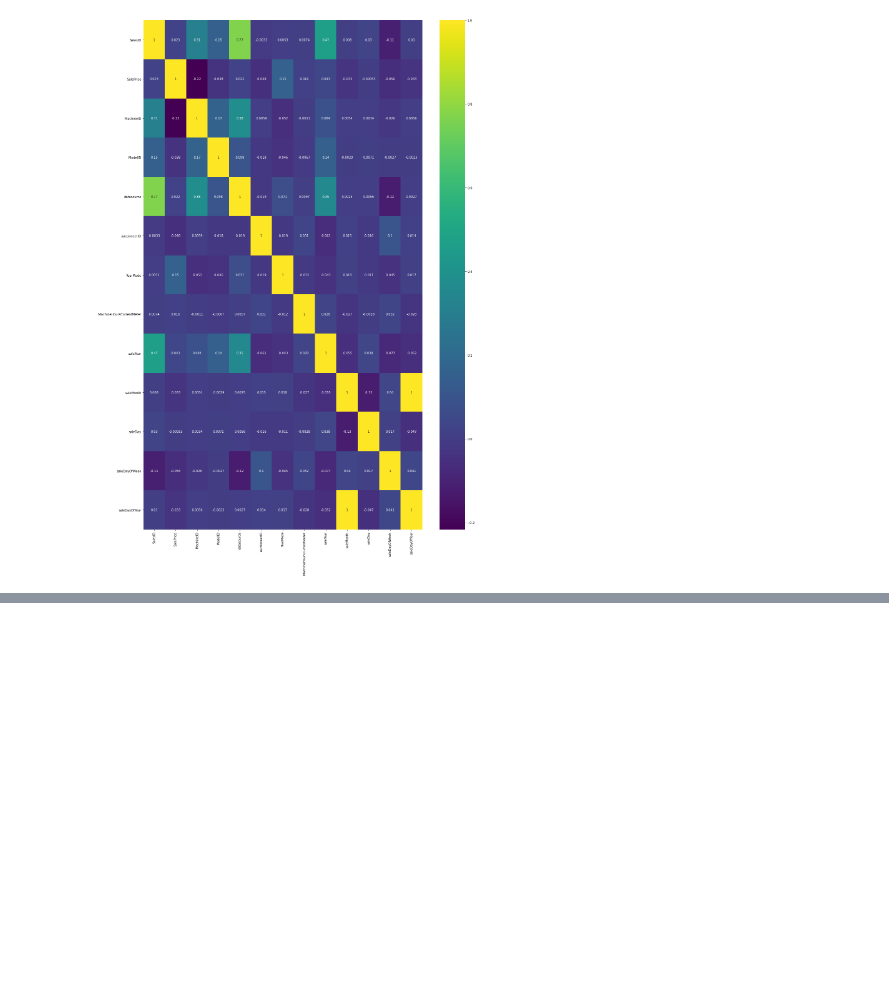
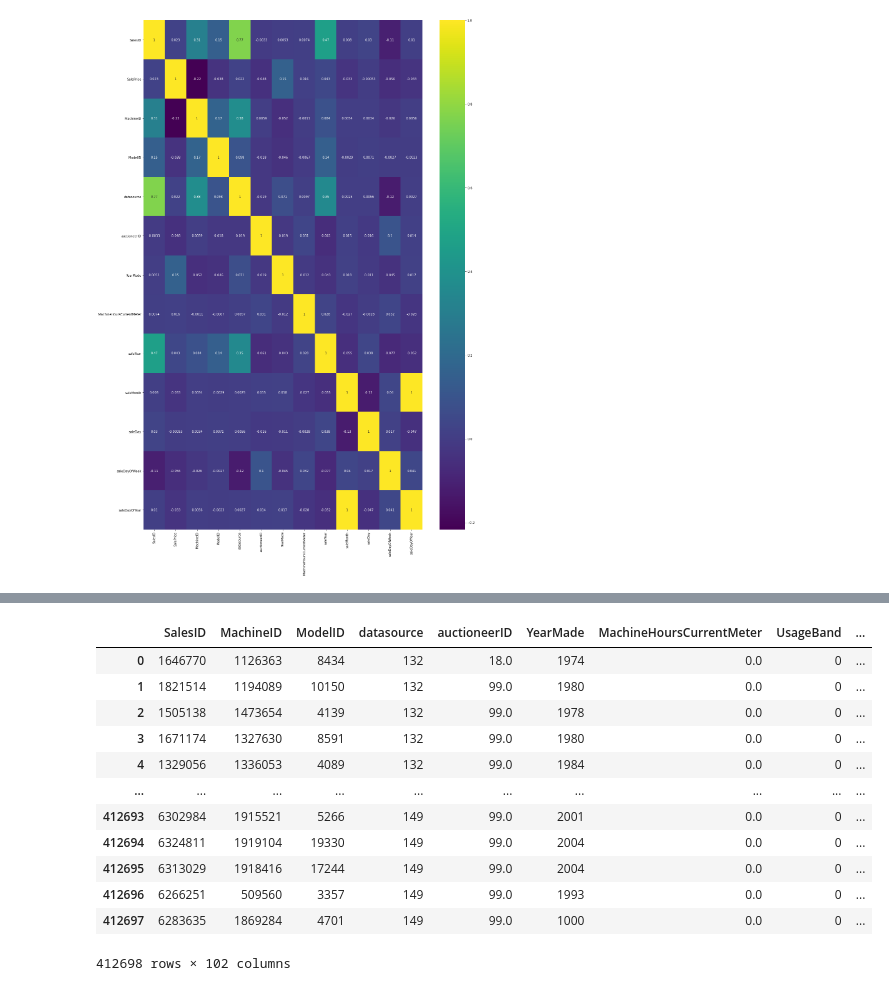
Before and after one commit to sumit-mandal/Machine-Learning-Complete-3, a Jupyter notebook: Bulldozer Project/Bulldozer_regression.ipynb, the cells around one changed output, grey strips where cells are left out. Cells and saved outputs as stored; diff of their text form; code cells hidden in the pictures; blank space fills up the shorter version.

```diff
--- a/Bulldozer Project/Bulldozer_regression.ipynb
+++ b/Bulldozer Project/Bulldozer_regression.ipynb
@@ -278,0 +451,6 @@ sns.heatmap(df_tmp.corr(),annot=True,cmap='viridis')
+# %%
+## Chck if there's any null numeric values
+for label,content in df_tmp.items():
+    if pd.api.types.is_numeric_dtype(content):
+        if pd.isnull(content).sum():
+            print(label)
@@ -278,0 +486,5 @@ sns.heatmap(df_tmp.corr(),annot=True,cmap='viridis')
+# %%
+## Check for columns which are aren't numeric
+for label,content in df_tmp.items():
+    if not pd.api.types.is_numeric_dtype(content):
+        print(label)
@@ -278,0 +509,12 @@ sns.heatmap(df_tmp.corr(),annot=True,cmap='viridis')
+# %%
+# Turn categorical variables into numbers and fill missing
+for label,content in df_tmp.items():
+    if not pd.api.types.is_numeric_dtype(content):
+        # Add binary column to indicate wether sample had missing value
+        df_tmp[label+"_is_missing"] = pd.isnull(content)
+        # Turn categories into number and add +1
+        df_tmp[label] = pd.Categorical(content).codes+1
+
+
+        # We add +1 because there might be few values that may have
+        #category code of -1. Hence to make it 0 we add +1
@@ -278,0 +554,20 @@ sns.heatmap(df_tmp.corr(),annot=True,cmap='viridis')
+# %%
+## Divinding into X and y
+X = df_tmp.drop("SalePrice",axis=1)
+y = df_tmp["SalePrice"]
+# %%
+X
+# %% [output]
+|  | SalesID | MachineID | ModelID | datasource | auctioneerID | YearMade | MachineHoursCurrentMeter | UsageBand | ... |
+| 0 | 1646770 | 1126363 | 8434 | 132 | 18.0 | 1974 | 0.0 | 0 | ... |
+| 1 | 1821514 | 1194089 | 10150 | 132 | 99.0 | 1980 | 0.0 | 0 | ... |
+| 2 | 1505138 | 1473654 | 4139 | 132 | 99.0 | 1978 | 0.0 | 0 | ... |
+| 3 | 1671174 | 1327630 | 8591 | 132 | 99.0 | 1980 | 0.0 | 0 | ... |
+| 4 | 1329056 | 1336053 | 4089 | 132 | 99.0 | 1984 | 0.0 | 0 | ... |
+| ... | ... | ... | ... | ... | ... | ... | ... | ... | ... |
+| 412693 | 6302984 | 1915521 | 5266 | 149 | 99.0 | 2001 | 0.0 | 0 | ... |
+| 412694 | 6324811 | 1919104 | 19330 | 149 | 99.0 | 2004 | 0.0 | 0 | ... |
+| 412695 | 6313029 | 1918416 | 17244 | 149 | 99.0 | 2004 | 0.0 | 0 | ... |
+| 412696 | 6266251 | 509560 | 3357 | 149 | 99.0 | 1993 | 0.0 | 0 | ... |
+| 412697 | 6283635 | 1869284 | 4701 | 149 | 99.0 | 1000 | 0.0 | 0 | ... |
+412698 rows × 102 columns
```
Also changed, not shown: parts of 59 cells of this notebook.
